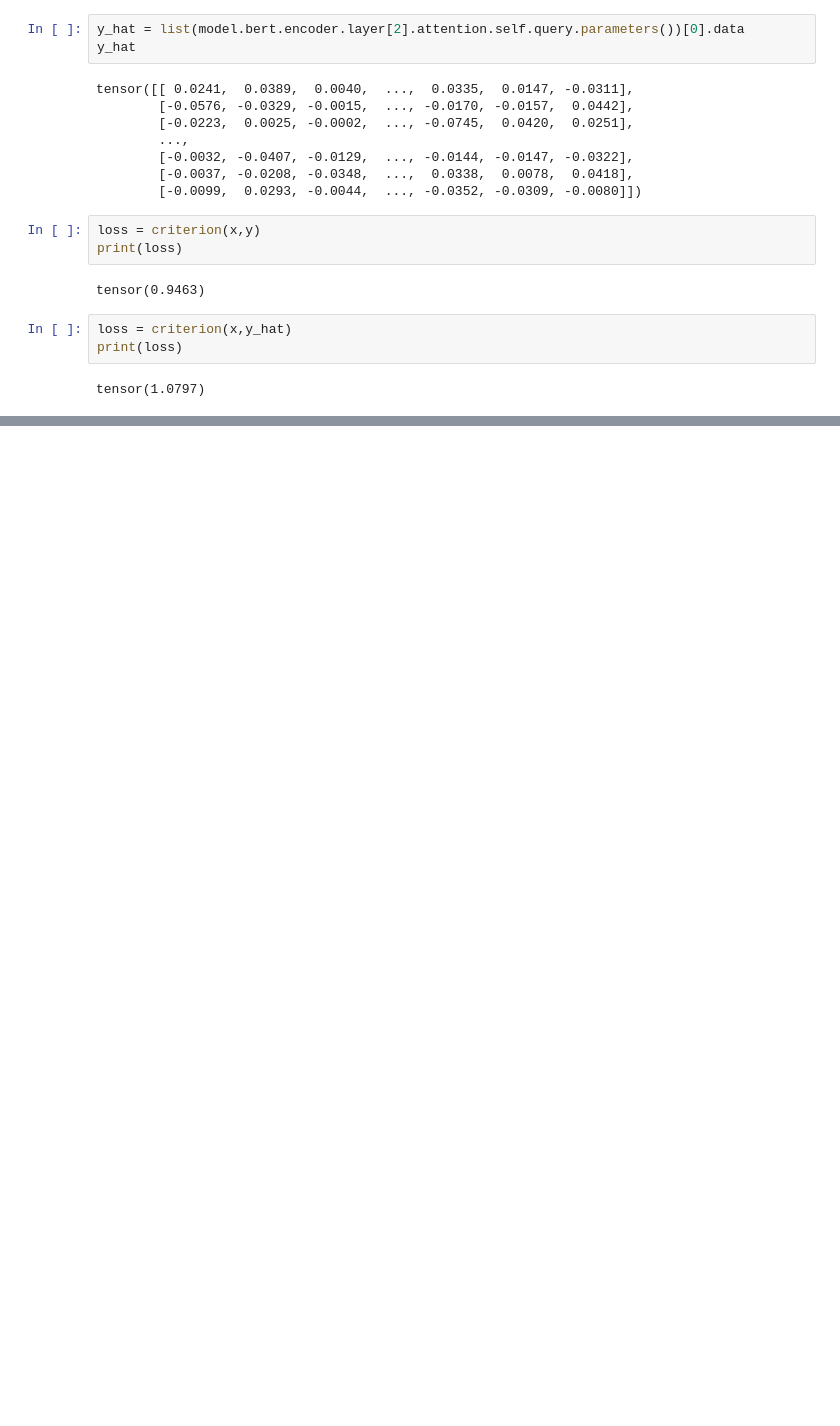
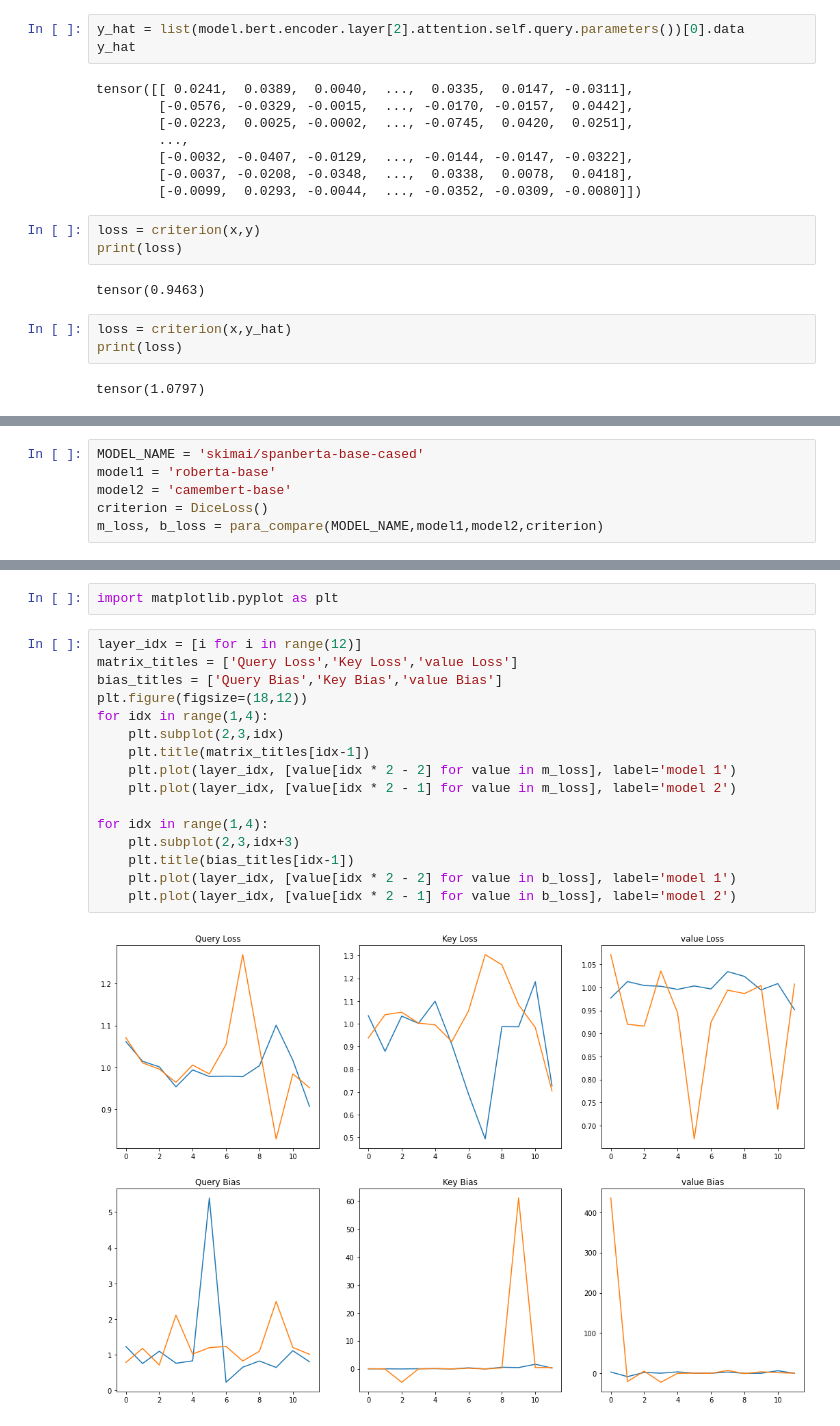
Before and after one commit to HuHang-koko5/Roberta, a Jupyter notebook: News-Classifier/MatrixValidation.ipynb, the cells around one changed output, grey strips where cells are left out. Drawn from its saved outputs; the diff is of its cells as text; blank space fills up the shorter version.

Commit message:
finish matrix comparasion

```diff
--- a/News-Classifier/MatrixValidation.ipynb
+++ b/News-Classifier/MatrixValidation.ipynb
@@ -241,0 +212,6 @@ tensor(1.0797)
+# %%
+MODEL_NAME = 'skimai/spanberta-base-cased'
+model1 = 'roberta-base'
+model2 = 'camembert-base'
+criterion = DiceLoss()
+m_loss, b_loss = para_compare(MODEL_NAME,model1,model2,criterion)
@@ -241,0 +244,20 @@ tensor(1.0797)
+# %%
+import matplotlib.pyplot as plt
+# %%
+layer_idx = [i for i in range(12)]
+matrix_titles = ['Query Loss','Key Loss','value Loss']
+bias_titles = ['Query Bias','Key Bias','value Bias']
+plt.figure(figsize=(18,12))
+for idx in range(1,4):
+    plt.subplot(2,3,idx)
+    plt.title(matrix_titles[idx-1])
+    plt.plot(layer_idx, [value[idx * 2 - 2] for value in m_loss], label='model 1')
+    plt.plot(layer_idx, [value[idx * 2 - 1] for value in m_loss], label='model 2')
+
+for idx in range(1,4):
+    plt.subplot(2,3,idx+3)
+    plt.title(bias_titles[idx-1])
+    plt.plot(layer_idx, [value[idx * 2 - 2] for value in b_loss], label='model 1')
+    plt.plot(layer_idx, [value[idx * 2 - 1] for value in b_loss], label='model 2')
+# %% [output]
+[figure, added]
```
Also changed, not shown: parts of 8 cells of this notebook, 3 other files.
